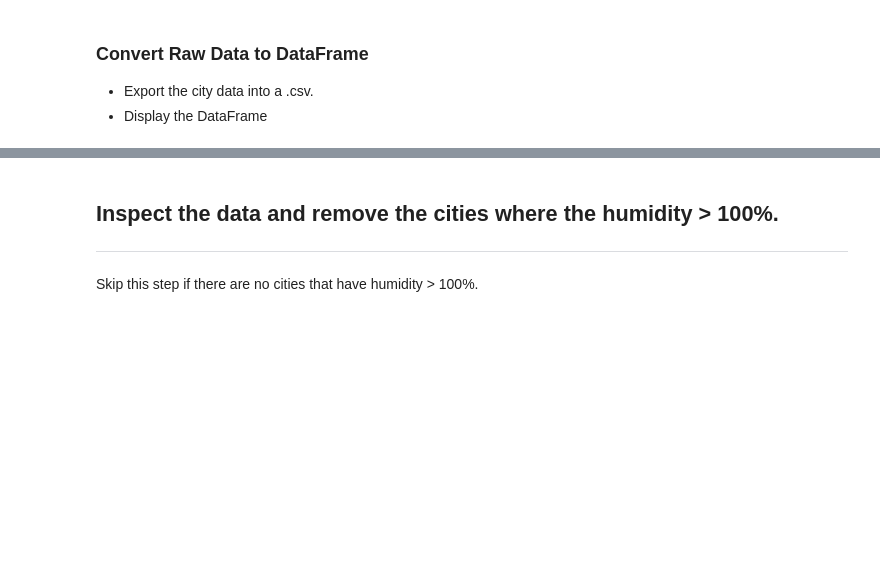
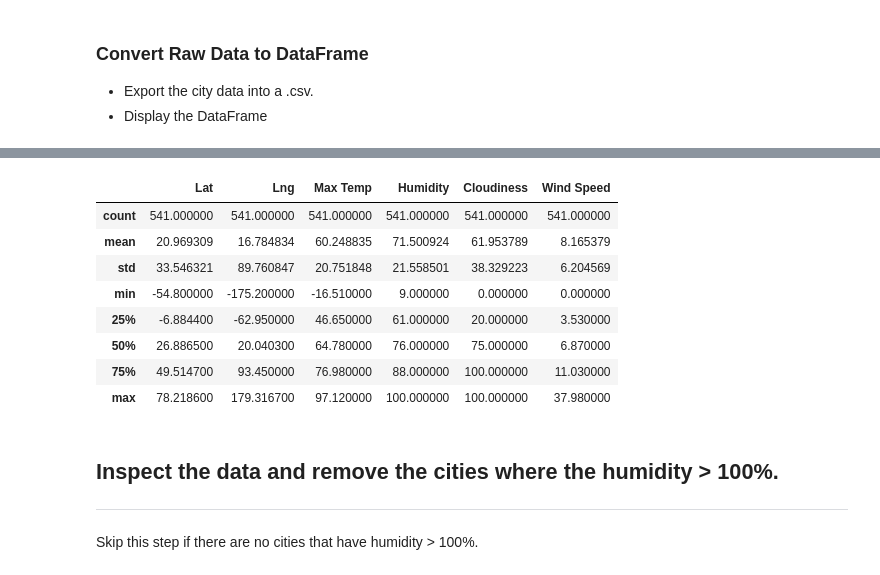
Before and after one commit to melorebecca/python-api-challenge, a Jupyter notebook: WeatherPy/WeatherPy.ipynb, the cells around one changed output, grey strips where cells are left out. Saved outputs shown, nothing was run; the diff lists cells and outputs as text; code cells hidden in the pictures; blank space fills up the shorter version.

```diff
--- a/WeatherPy/WeatherPy.ipynb
+++ b/WeatherPy/WeatherPy.ipynb
@@ -146,0 +169,12 @@ Data Retrieval Complete
+# %%
+city_data_df.describe()
+# %% [output]
+|  | Lat | Lng | Max Temp | Humidity | Cloudiness | Wind Speed |
+| count | 541.000000 | 541.000000 | 541.000000 | 541.000000 | 541.000000 | 541.000000 |
+| mean | 20.969309 | 16.784834 | 60.248835 | 71.500924 | 61.953789 | 8.165379 |
+| std | 33.546321 | 89.760847 | 20.751848 | 21.558501 | 38.329223 | 6.204569 |
+| min | -54.800000 | -175.200000 | -16.510000 | 9.000000 | 0.000000 | 0.000000 |
+| 25% | -6.884400 | -62.950000 | 46.650000 | 61.000000 | 20.000000 | 3.530000 |
+| 50% | 26.886500 | 20.040300 | 64.780000 | 76.000000 | 75.000000 | 6.870000 |
+| 75% | 49.514700 | 93.450000 | 76.980000 | 88.000000 | 100.000000 | 11.030000 |
+| max | 78.218600 | 179.316700 | 97.120000 | 100.000000 | 100.000000 | 37.980000 |
```
Also changed, not shown: parts of 6 cells of this notebook, 1 other file.
